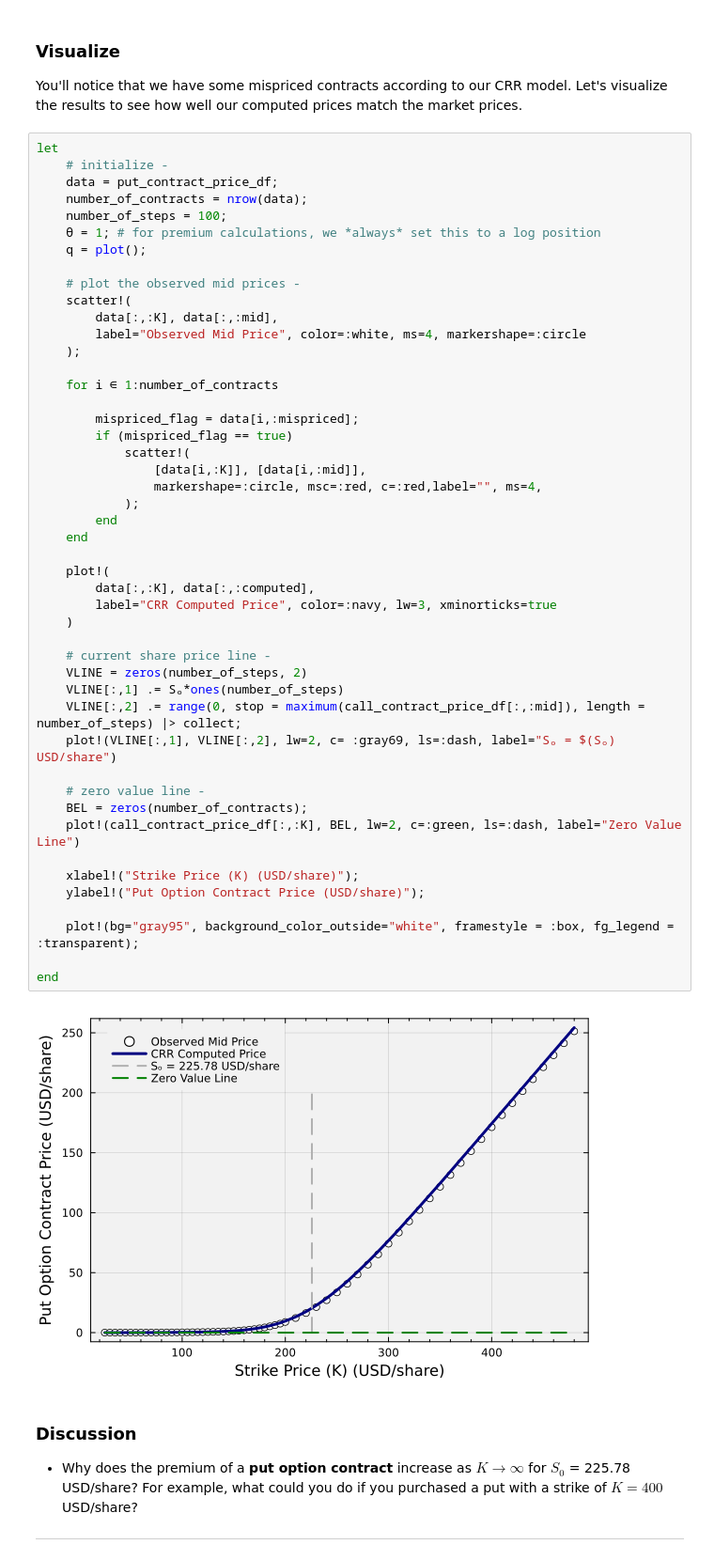
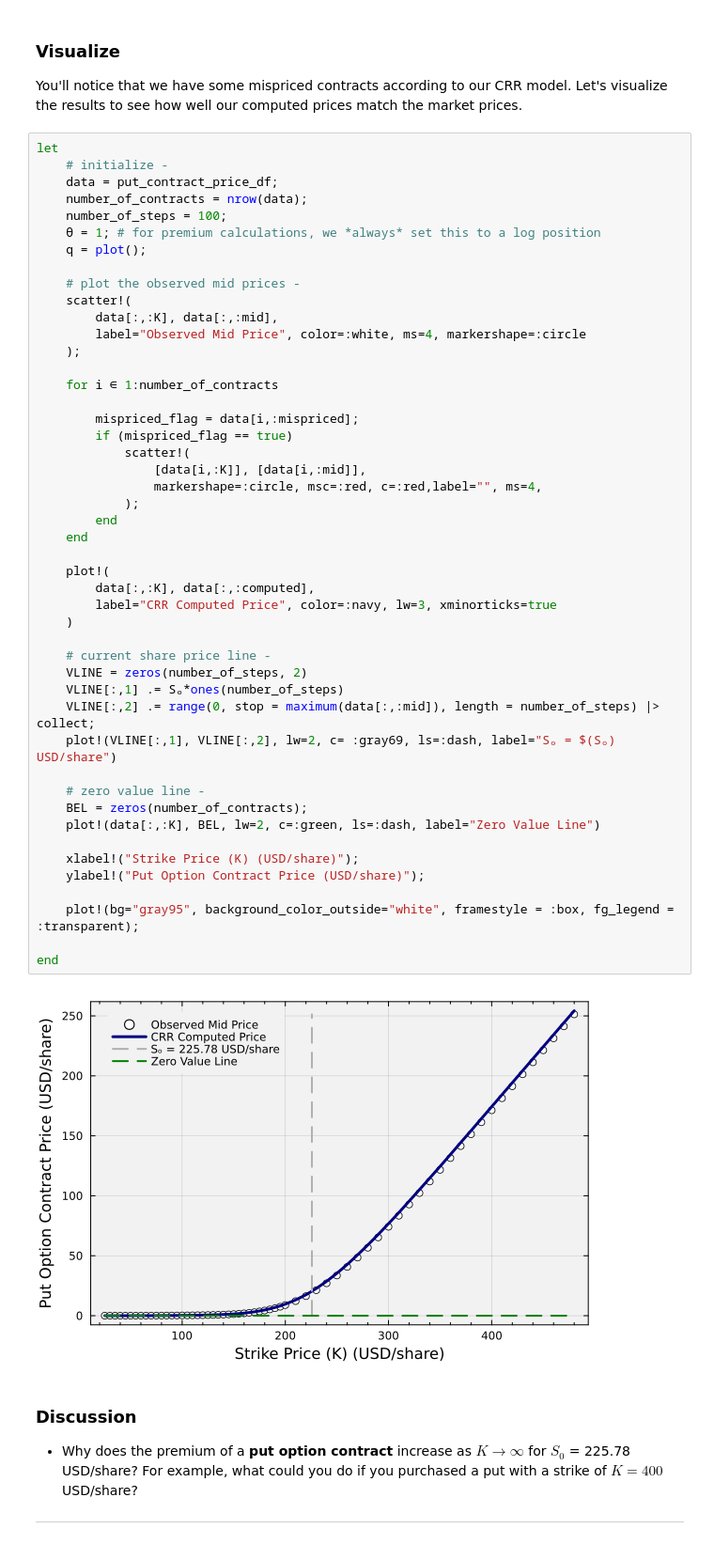
Before and after one commit to sp2229/CHEME-5660-CourseRepository-Fall-2025, a Jupyter notebook: lectures/week-10/L10b/CHEME-5660-L10b-Example-AmericanContractsPremium-Fall-2025.ipynb, the cells around one changed output. Shown at 94% size. Saved outputs shown, nothing was run; the diff lists cells and outputs as text.

```diff
--- a/lectures/week-10/L10b/CHEME-5660-L10b-Example-AmericanContractsPremium-Fall-2025.ipynb
+++ b/lectures/week-10/L10b/CHEME-5660-L10b-Example-AmericanContractsPremium-Fall-2025.ipynb
@@ -387,36 +387,36 @@ let
 
         mispriced_flag = data[i,:mispriced];
         if (mispriced_flag == true)
             scatter!(
                 [data[i,:K]], [data[i,:mid]],
                 markershape=:circle, msc=:red, c=:red,label="", ms=4,
             );
         end
     end
 
     plot!(
         data[:,:K], data[:,:computed],
         label="CRR Computed Price", color=:navy, lw=3, xminorticks=true
     )
 
     # current share price line -
     VLINE = zeros(number_of_steps, 2)
     VLINE[:,1] .= Sₒ*ones(number_of_steps)
-    VLINE[:,2] .= range(0, stop = maximum(call_contract_price_df[:,:mid]), length = number_of_steps) |> collect;
+    VLINE[:,2] .= range(0, stop = maximum(data[:,:mid]), length = number_of_steps) |> collect;
     plot!(VLINE[:,1], VLINE[:,2], lw=2, c= :gray69, ls=:dash, label="Sₒ = $(Sₒ) USD/share")
 
     # zero value line -
     BEL = zeros(number_of_contracts);
-    plot!(call_contract_price_df[:,:K], BEL, lw=2, c=:green, ls=:dash, label="Zero Value Line")
+    plot!(data[:,:K], BEL, lw=2, c=:green, ls=:dash, label="Zero Value Line")
 
     xlabel!("Strike Price (K) (USD/share)");
     ylabel!("Put Option Contract Price (USD/share)");
 
     plot!(bg="gray95", background_color_outside="white", framestyle = :box, fg_legend = :transparent);
 
 end
 # %% [output]
-[figure, old version]
+[figure, new version]
 # %% [markdown]
 ### Discussion
 * Why does the premium of a __put option contract__ increase as $K\rightarrow{\infty}$ for $S_{0}$ = 225.78 USD/share? For example, what could you do if you purchased a put with a strike of $K=400$ USD/share?
```
Also changed, not shown: parts of 1 cell of this notebook.
